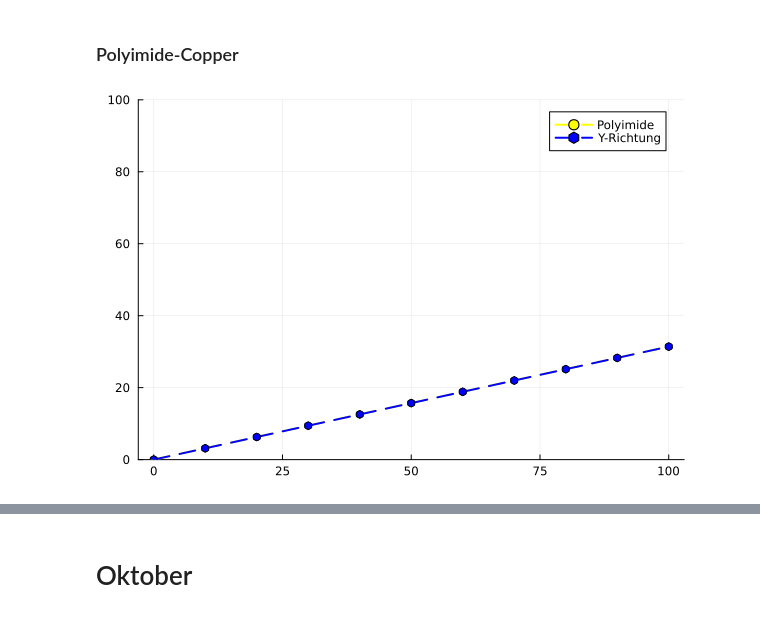
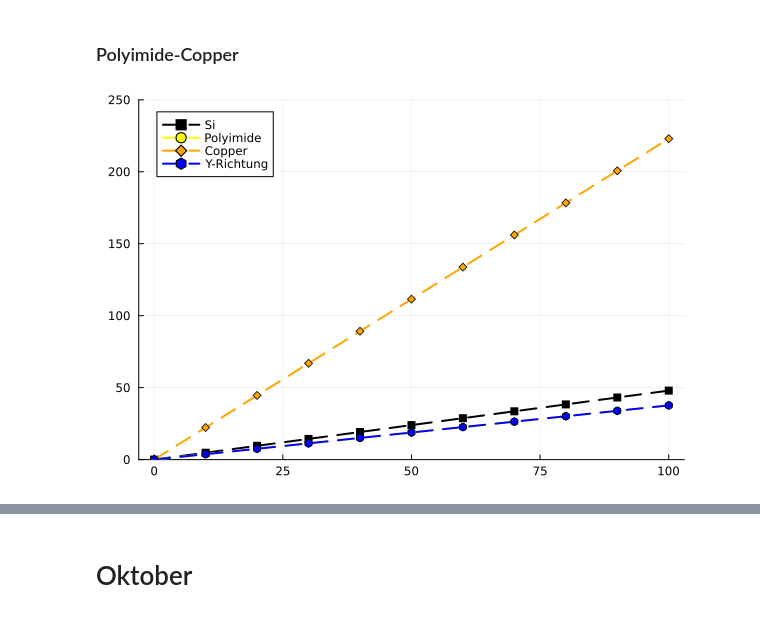
Before and after one commit to pandamec/Rini, a Jupyter notebook: entwicklung/verlauf.ipynb, the cells around one changed output, grey strips where cells are left out. Saved outputs shown, nothing was run; the diff lists cells and outputs as text; code cells hidden in the pictures.

Commit message:
Curves and Bars hinzugefügt

```diff
--- a/entwicklung/verlauf.ipynb
+++ b/entwicklung/verlauf.ipynb
@@ -210,6 +210,9 @@ display(Figzoom2)
 # %% [markdown]
 ### Parylene-Al
 # %%
+using SymPy
+using Plots
+using DataFrames
 ####### Thermalverhalten ##########
 
 FigThermal=plot()
@@ -218,7 +221,7 @@ FigThermal=plot()
 ## Materials
 
 #Parylene
-Ep=3200
+Ep=2800
 vp=0.4
 alphap=35*10^(-6)
 #Silicon
@@ -228,7 +231,7 @@ alphasi=2.9*10^(-6)
 #Aluminum
 Eal=70000
 val=0.33
-alphaal=23.6*10^(-6)
+alphaal=23.5*10^(-6)
 
 ## Equations
 
@@ -251,7 +254,7 @@ alpha1,alpha2,alpha3=alphasi,alphap,alphaal
 
 ## Geometrie
 
-t1,t2,t3=0.5,0.01,0.02
+t1,t2,t3=0.5,0.01,0.04
 l1,l2,l3=10,10,10
 w1,w2,w3=5,5,5
 
@@ -330,10 +333,10 @@ end
 
 sigma1_max
 
+df_PaAl=DataFrame(o2=sigma_2,o_subs=sigma1_max,o_coat=sigma2_max,o_metal=sigma3_max)
 
-
-#plot!(FigThermal,deltaTRange,ylims=(0, 300), sigma1_max, label="Si", lw=2, linestyle=:dash, color=:black, marker=:square)
-plot!(FigThermal,deltaTRange, ylims=(0, 100),sigma2_max, label="Parylene", lw=2, linestyle=:dash, color=:yellow, marker=:circle)
-#plot!(FigThermal,deltaTRange, ylims=(0, 300), sigma3_max, label="Aluminum", lw=2, linestyle=:dash, color=:orange, marker=:diamond)
-plot!(FigThermal,deltaTRange,ylims=(0, 100),sigma_2, label="Y-Richtung", lw=2, linestyle=:dash, color=:blue, marker=:hexagon)
+plot!(FigThermal,deltaTRange,ylims=(0, 250), sigma1_max, label="Si", lw=2, linestyle=:dash, color=:black, marker=:square)
+plot!(FigThermal,deltaTRange, ylims=(0, 250),sigma2_max, label="Parylene", lw=2, linestyle=:dash, color=:yellow, marker=:circle)
+plot!(FigThermal,deltaTRange, ylims=(0, 250), sigma3_max, label="Aluminum", lw=2, linestyle=:dash, color=:orange, marker=:diamond)
+plot!(FigThermal,deltaTRange,ylims=(0, 250),sigma_2, label="Y-Richtung", lw=2, linestyle=:dash, color=:blue, marker=:hexagon)
 # %% [output]
@@ -341,6 +361,7 @@ plot!(FigThermal,deltaTRange,ylims=(0, 100),sigma_2, label="Y-Richtung", lw=2, l
 # %% [markdown]
 ### Polyimide-Copper
 # %%
+
 ####### Thermalverhalten ##########
 
 FigThermal2=plot()
@@ -349,7 +370,7 @@ FigThermal2=plot()
 ## Materials
 
 #Polyimide
-Ep=2500
+Ep=3200
 vp=0.34
 alphap=55*10^(-6)
 #Silicon
@@ -357,9 +378,9 @@ Esi=160000
 vsi=0.253
 alphasi=2.9*10^(-6)
 #Copper
-Eco=115000
+Eco=117000
 vco=0.3
-alphaco=18*10^(-6)
+alphaco=16.5*10^(-6)
 
 ## Equations
 
@@ -382,7 +403,7 @@ alpha1,alpha2,alpha3=alphasi,alphap,alphaco
 
 ## Geometrie
 
-t1,t2,t3=0.5,0.01,0.58*0.02
+t1,t2,t3=0.5,0.01,0.04*0.58
 l1,l2,l3=10,10,10
 w1,w2,w3=5,5,5
 
@@ -437,38 +458,39 @@ for deltaT in deltaTRange
     ## solve
     sol=solve([eq1,eq2,eq3,
                 eq4,eq5,eq6,
                 eq7,eq8,eq9,
                 eq10,eq11,eq12,
                 eq13,eq14,eq15,
                 eq16,eq17,eq18],
                 [e1_1,e2_1,e3_1,
                 e1_2, e2_2, e3_2,
                 e1_3, e2_3, e3_3,
                 o1_1, o2_1, o3_1,
                 o1_2,o2_2,o3_2,
                 o1_3,o2_3,o3_3])
     sol
 
     sigma1=minimum([sol[o1_1],sol[o2_1],sol[o3_1]]) # Layer 1
     sigma2=minimum([sol[o1_2],sol[o2_2],sol[o3_2]]) # Layer 2
     sigma3=minimum([sol[o1_3],sol[o2_3],sol[o3_3]]) # Layer 3
 
     push!(sigma1_max,abs(sigma1))
     push!(sigma2_max,abs(sigma2))
     push!(sigma3_max,abs(sigma3))
     push!(sigma_2,abs(sol[o2_1]))
 end
 
 sigma1_max
 
 
+df_PICo=DataFrame(o2=sigma_2,o_subs=sigma1_max,o_coat=sigma2_max,o_metal=sigma3_max)
 
-#plot!(FigThermal2,deltaTRange,ylims=(0, 300), sigma1_max, label="Si", lw=2, linestyle=:dash, color=:black, marker=:square)
-plot!(FigThermal2,deltaTRange,ylims=(0, 100), sigma2_max, label="Polyimide", lw=2, linestyle=:dash, color=:yellow, marker=:circle)
-#plot!(FigThermal2,deltaTRange,ylims=(0, 300), sigma3_max, label="Copper", lw=2, linestyle=:dash, color=:orange, marker=:diamond)
-plot!(FigThermal2,deltaTRange,ylims=(0, 100), sigma_2, label="Y-Richtung", lw=2, linestyle=:dash, color=:blue, marker=:hexagon)
+plot!(FigThermal2,deltaTRange,ylims=(0, 250), sigma1_max, label="Si", lw=2, linestyle=:dash, color=:black, marker=:square)
+plot!(FigThermal2,deltaTRange,ylims=(0, 250), sigma2_max, label="Polyimide", lw=2, linestyle=:dash, color=:yellow, marker=:circle)
+plot!(FigThermal2,deltaTRange,ylims=(0, 250), sigma3_max, label="Copper", lw=2, linestyle=:dash, color=:orange, marker=:diamond)
+plot!(FigThermal2,deltaTRange,ylims=(0, 250), sigma_2, label="Y-Richtung", lw=2, linestyle=:dash, color=:blue, marker=:hexagon)
 # %% [output]
-[figure, old version]
+[figure, new version]
 # %%
 display(FigThermal)
 display(FigThermal2)
```
Also changed, not shown: parts of 6 cells of this notebook.
